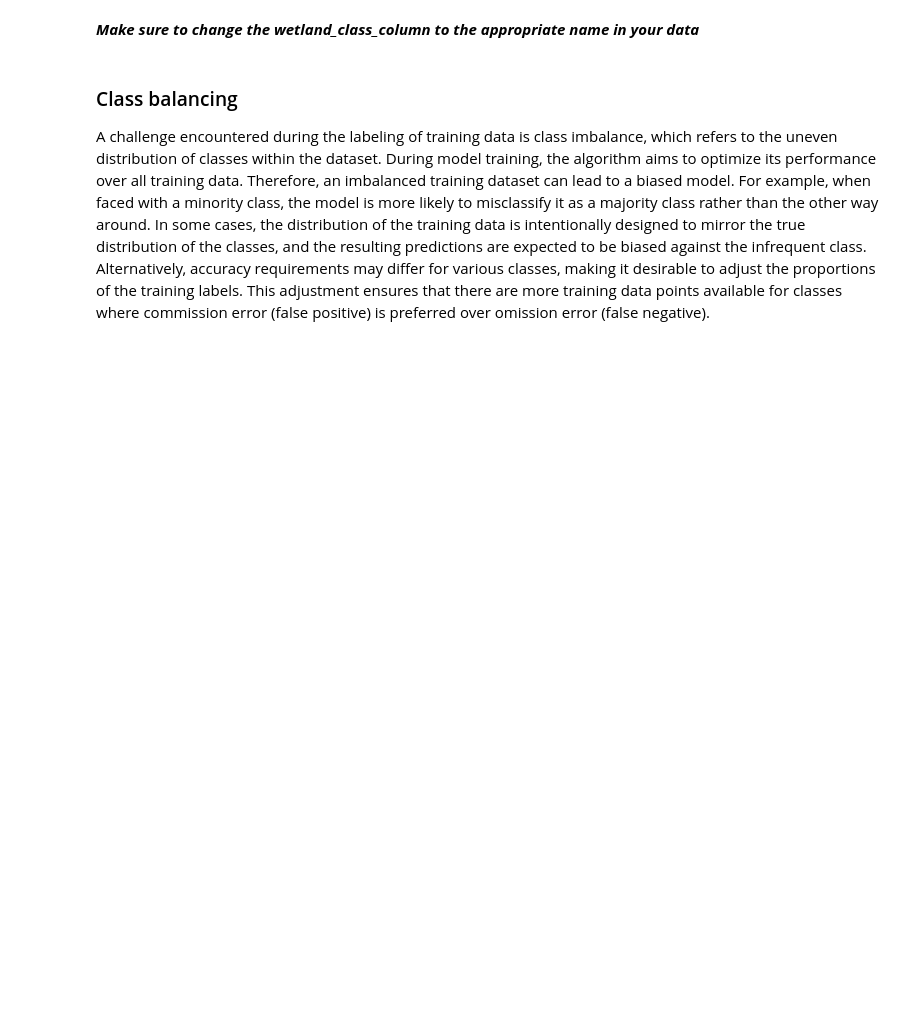
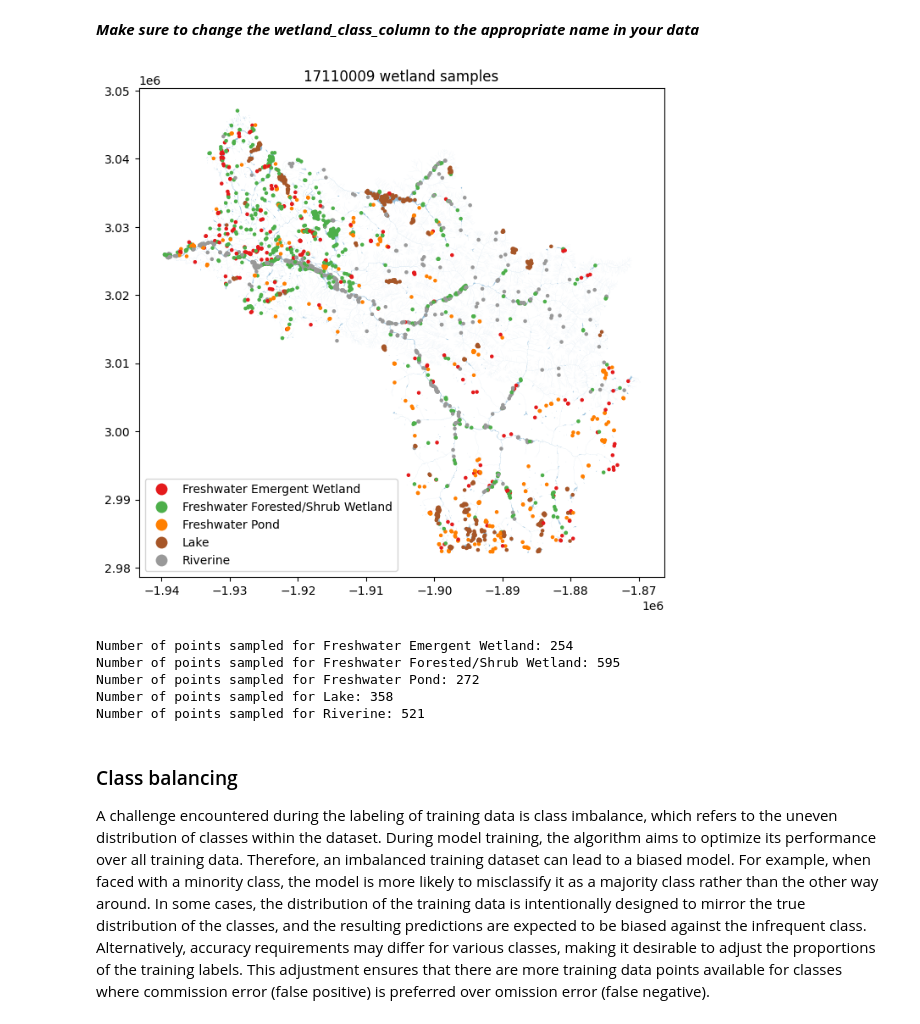
Before and after one commit to teal-waters/deafrica-wetland, a Jupyter notebook: Workflow-notebooks/01_Training_data_preparation.ipynb, the cells around one changed output. Drawn from its saved outputs; the diff is of its cells as text; code cells hidden in the pictures; blank space fills up the shorter version.

```diff
--- a/Workflow-notebooks/01_Training_data_preparation.ipynb
+++ b/Workflow-notebooks/01_Training_data_preparation.ipynb
@@ -98,7 +138,7 @@ wetland_inventory_gdf.head()
 ***Make sure to change the wetland_class_column to the appropriate name in your data***
 # %%
 # Wetland class column name
-wetland_class_column = 'CS_L4A'  # Modify this with your actual column name
+wetland_class_column = "WETLAND_TY"  # Modify this with your actual column name
 
 # Define the total number of points to sample
 total_points = 2000
@@ -108,8 +148,7 @@ unique_classes = wetland_inventory_gdf[wetland_class_column].unique()
 
 # Assign a numerical ID to each unique class
 class_id_mapping = {
-    class_name: class_id
-    for class_id, class_name in enumerate(unique_classes, start=1)
+    class_name: class_id for class_id, class_name in enumerate(unique_classes, start=1)
 }
 
 # Group polygons by the wetland class column
@@ -131,9 +170,7 @@ wetland_points = []
 class_points_dict = {}
 
 # Sample points from each stratum
-for class_name, group in tqdm(grouped,
-                              total=len(grouped),
-                              desc="Sampling progress"):
+for class_name, group in tqdm(grouped, total=len(grouped), desc="Sampling progress"):
     # Get the numerical ID for the current class
     class_id = class_id_mapping[class_name]
 
@@ -153,7 +190,9 @@ for class_name, group in tqdm(grouped,
     # Repeat until we have sampled the desired number of points for this stratum
     while points_sampled < num_points:
         # Sample a random polygon from this stratum, considering the weight
-        polygon = group.sample(n=1, weights=group.geometry.area * weight).iloc[0].geometry
+        polygon = (
+            group.sample(n=1, weights=group.geometry.area * weight).iloc[0].geometry
+        )
 
         # Sample a random point within the bounding box of the polygon
         x_min, y_min, x_max, y_max = polygon.bounds
@@ -163,49 +202,53 @@ for class_name, group in tqdm(grouped,
 
         # Check if the point is within the polygon
         if polygon.contains(Point(point)):
             # Append the point coordinates with the class_id and class_name as a tuple
             wetland_points.append((point, class_id, class_name))
             points_sampled += 1
 
     # If we have more points than desired, remove the excess
     if len(wetland_points) > total_points:
         wetland_points = random.sample(wetland_points, total_points)
 
     # Store the number of points sampled for this class
     class_points_dict[class_name] = points_sampled
 
 # Convert the points list to a GeoDataFrame
 wetland_samples_gdf = gpd.GeoDataFrame(
-    geometry=gpd.points_from_xy([p[0][0] for p in wetland_points],
-                                [p[0][1] for p in wetland_points]),
+    geometry=gpd.points_from_xy(
+        [p[0][0] for p in wetland_points], [p[0][1] for p in wetland_points]
+    ),
     data={
-        'class_id': [p[1] for p in wetland_points],
-        'class_name': [p[2] for p in wetland_points]
-    }  # Add class_id and class_name as columns
+        "class_id": [p[1] for p in wetland_points],
+        "class_name": [p[2] for p in wetland_points],
+    },  # Add class_id and class_name as columns
 )
 
 # Plot the wetland polygons and the sampled points
 fig, ax = plt.subplots(figsize=(8, 8))
 wetland_inventory_gdf.plot(ax=ax, alpha=0.5)
-wetland_samples_gdf.plot(ax=ax,
-                         column='class_name',
-                         categorical=True,
-                         legend=True,
-                         cmap='Set1',
-                         markersize=5)
+wetland_samples_gdf.plot(
+    ax=ax, column="class_name", categorical=True, legend=True, cmap="Set1", markersize=5
+)
 plt.title(f"{prefix} wetland samples")
 plt.show()
 
 # Display the number of sampled points for each class after removing the excess
 for class_name, num_points in class_points_dict.items():
-    if class_name in wetland_samples_gdf['class_name'].unique():
+    if class_name in wetland_samples_gdf["class_name"].unique():
         num_points_after_removal = (
-            wetland_samples_gdf['class_name'] == class_name).sum()
-        print(
-            f"Number of points sampled for {class_name}: {num_points_after_removal}"
-        )
+            wetland_samples_gdf["class_name"] == class_name
+        ).sum()
+        print(f"Number of points sampled for {class_name}: {num_points_after_removal}")
     else:
         print(f"Number of points sampled for {class_name}: 0")
+# %% [output]
+[figure, added]
+Number of points sampled for Freshwater Emergent Wetland: 254
+Number of points sampled for Freshwater Forested/Shrub Wetland: 595
+Number of points sampled for Freshwater Pond: 272
+Number of points sampled for Lake: 358
+Number of points sampled for Riverine: 521
 # %% [markdown]
 ### Class balancing
 A challenge encountered during the labeling of training data is class imbalance, which refers to the uneven distribution of classes within the dataset. During model training, the algorithm aims to optimize its performance over all training data. Therefore, an imbalanced training dataset can lead to a biased model. For example, when faced with a minority class, the model is more likely to misclassify it as a majority class rather than the other way around. In some cases, the distribution of the training data is intentionally designed to mirror the true distribution of the classes, and the resulting predictions are expected to be biased against the infrequent class. Alternatively, accuracy requirements may differ for various classes, making it desirable to adjust the proportions of the training labels. This adjustment ensures that there are more training data points available for classes where commission error (false positive) is preferred over omission error (false negative).
```
Also changed, not shown: parts of 13 cells of this notebook, 4 other files.
